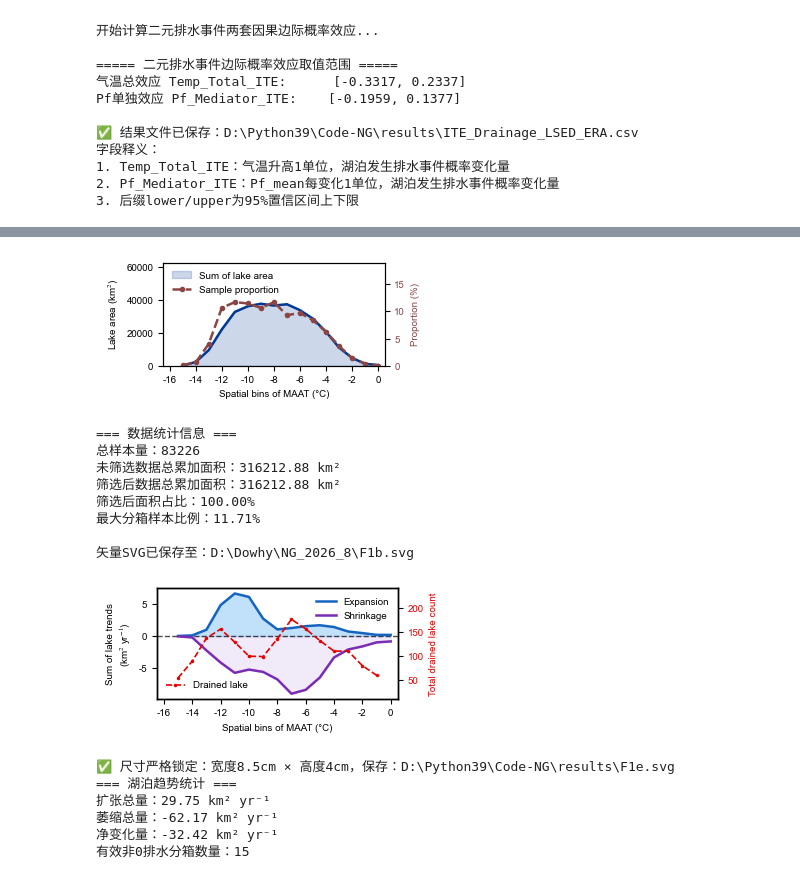
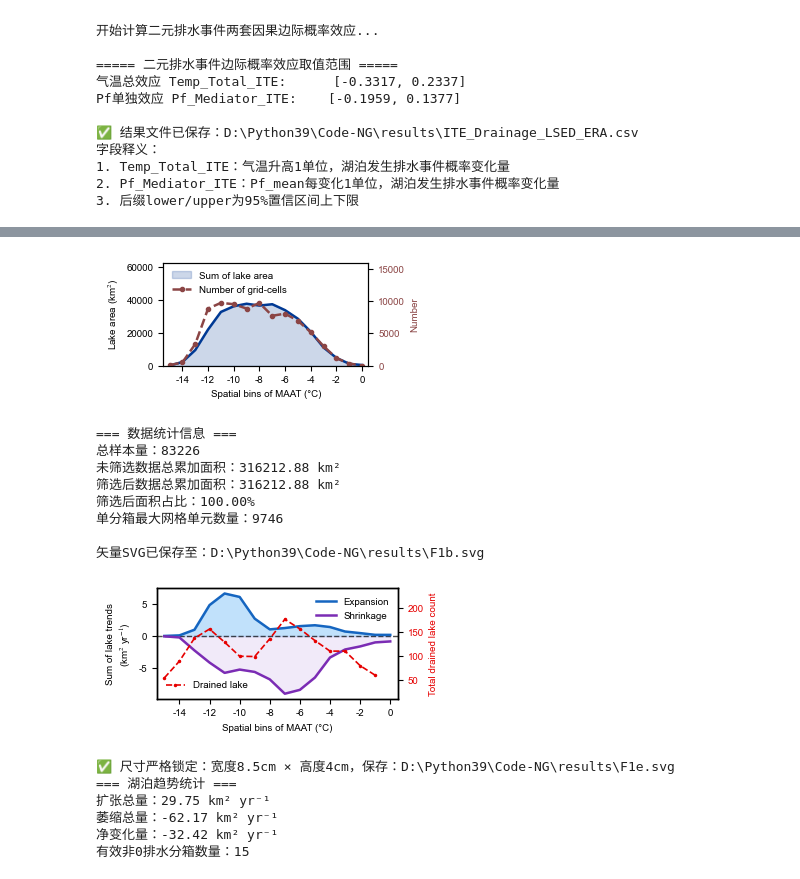
Before and after one commit to syoooo419/DML_for_permafrost_lakes, a Jupyter notebook: DML.ipynb, the cells around one changed output, grey strips where cells are left out. Cells and saved outputs as stored; diff of their text form; code cells hidden in the pictures.

```diff
--- a/DML.ipynb
+++ b/DML.ipynb
@@ -632,20 +346,16 @@ fig_path=r"D:\Python39\Code-NG\results\F1b.svg"
 
 # ===================== 2. 核心函数（平滑函数） =====================
 def simple_smooth(data, window=3):
-    """模拟Excel移动平均的平滑函数（和原代码一致）"""
     return pd.Series(data).rolling(window=window, center=True, min_periods=1).mean().values
 
 # ===================== 3. 数据读取与预处理 =====================
-# 读取原始数据
-
-
 df_hist_original = df[(df['Pf_mean'] < 0)]
 
 bins = np.arange(-17, 1, 1)  # 分箱边界
 
 # ===================== 4. 处理未筛选数据 =====================
 df_unfiltered = df_hist_original.copy()
-# 计算总样本量（用于计算比例）
+# 计算总样本量
 total_samples = len(df_unfiltered)
 # Grid_Area加权
 df_unfiltered['Area_mean_weighted'] = df_unfiltered['mean_LSED']
@@ -657,19 +367,17 @@ df_unfiltered['TAS_bin_label'] = df_unfiltered['TAS_bin_label'].astype(int)
 # 分箱累加 + 统计分箱样本数
 binned_unfiltered = df_unfiltered.groupby('TAS_bin_label', observed=True).agg(
     area_sum=('Area_mean_weighted', 'sum'),
-    sample_count=('TAS_bin_label', 'count')  # 统计每个温度分箱的样本数量
+    sample_count=('TAS_bin_label', 'count')  # 每个温度分箱网格数量
 ).reset_index().sort_values('TAS_bin_label')
 # 筛选有效温度范围（-16~0）+ 平滑
 binned_unfiltered = binned_unfiltered[
     (binned_unfiltered['TAS_bin_label'] >= -16) & (binned_unfiltered['TAS_bin_label'] <= 0)
 ].sort_values('TAS_bin_label').reset_index(drop=True)
 binned_unfiltered['area_sum_smooth'] = simple_smooth(binned_unfiltered['area_sum'], window=3)
-# 计算分箱样本量占总样本的比例
-binned_unfiltered['sample_ratio'] = binned_unfiltered['sample_count'] / total_samples * 100
+binned_unfiltered['grid_number'] = binned_unfiltered['sample_count']
 
 # ===================== 5. 处理筛选后数据 =====================
 df_filtered = df_hist_original[(df_hist_original['ERA_TAS'] > -16)].copy()
-df_filtered = df_filtered
 # Grid_Area加权
 df_filtered['Area_mean_weighted'] = df_filtered['mean_LSED']
 # 分箱处理
@@ -689,22 +397,20 @@ binned_filtered['area_sum_smooth'] = simple_smooth(binned_filtered['area_sum'],
 
 # ===================== 6. 数据对齐 =====================
 merged_data = pd.merge(
-    binned_unfiltered[['TAS_bin_label', 'area_sum_smooth', 'sample_ratio']].rename(columns={'area_sum_smooth': 'unfiltered'}),
+    binned_unfiltered[['TAS_bin_label', 'area_sum_smooth', 'grid_number']].rename(columns={'area_sum_smooth': 'unfiltered'}),
     binned_filtered[['TAS_bin_label', 'area_sum_smooth']].rename(columns={'area_sum_smooth': 'filtered'}),
     on='TAS_bin_label',
     how='outer'
 ).fillna(0).sort_values('TAS_bin_label')
 
-# ===================== 7. 绘制双轴图：8.5cm宽 × 5cm高 =====================
+# ===================== 7. 绘制双轴图：8.5cm宽 × 4cm高 =====================
 # cm转英寸：1英寸=2.54cm
 fig_width_cm = 8.5
 fig_height_cm = 4
 fig = plt.figure(figsize=(fig_width_cm / 2.54, fig_height_cm / 2.54))
-ax = plt.gca()  # 主Y轴：湖泊面积
-# 缩小边距适配小尺寸画布
+ax = plt.gca()
 plt.subplots_adjust(left=0.18, right=0.82, top=0.88, bottom=0.18)
 
-# ---------- 主Y轴：绘制原有面积图----------
 ax.fill_between(
     merged_data['TAS_bin_label'],
     merged_data['unfiltered'],
@@ -721,64 +427,65 @@ ax.plot(
     zorder=5
 )
 
-# ---------- 副Y轴：绘制分箱样本量占比 ----------
-ax2 = ax.twinx()  # 创建双Y轴
+ax2 = ax.twinx()
 ax2.plot(
     merged_data['TAS_bin_label'],
-    merged_data['sample_ratio'],
+    merged_data['grid_number'],
     color='#8B4545',
     linewidth=1.8,
     linestyle='--',
     marker='o',
-    markersize=3,  # 缩小标记适配小图
-    label='Sample proportion'
+    markersize=3,
+    label='Number of grid-cells'
 )
 
 # ===================== 8. 双轴样式设置 =====================
 # 主Y轴（面积）
 ax.set_ylim(bottom=0, top=63000)
 ax.set_xlabel('Spatial bins of MAAT (°C)', fontsize=7)
-ax.set_xlim(-16.5, 0.5)
+ax.set_xlim(-15.5, 0.5)
 ax.xaxis.set_major_locator(MultipleLocator(2))
 ax.set_ylabel('Lake area (km$^{2}$)', color='black', fontsize=7)
 ax.tick_params(axis='y', labelcolor='black', labelsize=7)
 ax.tick_params(axis='x', labelsize=7)
+ax2.set_ylim(0, 16000)
 
-# 副Y轴（样本比例）
-ax2.set_ylabel('Proportion (%)', color='#8B4545', fontsize=7)
+# 副Y轴（网格数量）
+ax2.set_ylabel('Number', color='#8B4545', fontsize=7)
 ax2.tick_params(axis='y', labelcolor='#8B4545', labelsize=7)
-ax2.set_ylim(0, 19)
-ax2.yaxis.set_major_locator(MultipleLocator(5))
+# 【注意】你需要根据实际网格数量手动调整ylim，这里先注释，绘图后看范围再修改
+# ax2.set_ylim(0, 19)
+# ax2.yaxis.set_major_locator(MultipleLocator(5))
 
 # 统一图例
 lines1, labels1 = ax.get_legend_handles_labels()
 lines2, labels2 = ax2.get_legend_handles_labels()
 ax.legend(lines1 + lines2, labels1 + labels2, loc='upper left', frameon=False, fontsize=7)
 
-# ===================== 9. 输出SVG矢量图（ =====================
+# ===================== 9. 输出SVG矢量图 =====================
 plt.tight_layout()
 plt.savefig(fig_path, format="svg", bbox_inches="tight")
 plt.show()
 plt.close()
 
 # ===================== 10. 输出统计 =====================
 print("=== 数据统计信息 ===")
 print(f"总样本量：{total_samples}")
 print(f"未筛选数据总累加面积：{merged_data['unfiltered'].sum():.2f} km²")
 print(f"筛选后数据总累加面积：{merged_data['filtered'].sum():.2f} km²")
 print(f"筛选后面积占比：{merged_data['filtered'].sum()/merged_data['unfiltered'].sum()*100:.2f}%")
-print(f"最大分箱样本比例：{merged_data['sample_ratio'].max():.2f}%")
-print(f"\n矢量SVG已保存至：D:\\Dowhy\\NG_2026_8\\F1b.svg")
+print(f"单分箱最大网格单元数量：{merged_data['grid_number'].max():.0f}")
+print(f"\n矢量SVG已保存至：{fig_path}")
 # %% [output]
-[figure, old version]
+[figure, new version]
 === 数据统计信息 ===
 总样本量：83226
 未筛选数据总累加面积：316212.88 km²
 筛选后数据总累加面积：316212.88 km²
 筛选后面积占比：100.00%
-最大分箱样本比例：11.71%
+单分箱最大网格单元数量：9746
 
-矢量SVG已保存至：D:\Dowhy\NG_2026_8\F1b.svg
+矢量SVG已保存至：D:\Python39\Code-NG\results\F1b.svg
 # %%
 import pandas as pd
 import numpy as np
@@ -811,9 +518,8 @@ def simple_smooth(data, window=3):
 # ===================== 3. 读取数据 =====================
 # 主趋势数据
 
-df_main = df_main[(df_main['Pf_mean'] < 0)]
-
 df_drain = pd.read_csv(f_path, low_memory=False, encoding="utf-8-sig")
+df_main=df_drain
 df_drain = df_drain[df_drain["drainage_flag"] != 0].copy()
 
 bins = np.arange(-17, 1, 1)
@@ -933,7 +639,7 @@ line_drain, = ax2.plot(
 # ===================== 5. 坐标轴 =====================
 ax.set_xlabel('Spatial bins of MAAT (°C)', fontsize=7)
 ax.set_ylabel("Sum of lake trends\n(km$^{2}$ yr$^{-1}$)", color='black', fontsize=7)
-ax.set_xlim(-16.5, 0.5)
+ax.set_xlim(-15.5, 0.5)
 ax.xaxis.set_major_locator(MultipleLocator(2))
 ax.tick_params(axis='both', labelsize=7)
 
@@ -985,7 +691,7 @@ print(f"萎缩总量：{binned_trend['negative_sum'].sum():.2f} km² yr⁻¹")
 print(f"净变化量：{binned_trend['positive_sum'].sum() + binned_trend['negative_sum'].sum():.2f} km² yr⁻¹")
 print(f"有效非0排水分箱数量：{len(merge_all)}")
 # %% [output]
-[figure, old version]
+[figure, new version]
 ✅ 尺寸严格锁定：宽度8.5cm × 高度4cm，保存：D:\Python39\Code-NG\results\F1e.svg
 === 湖泊趋势统计 ===
 扩张总量：29.75 km² yr⁻¹
```
Also changed, not shown: parts of 9 cells of this notebook.
